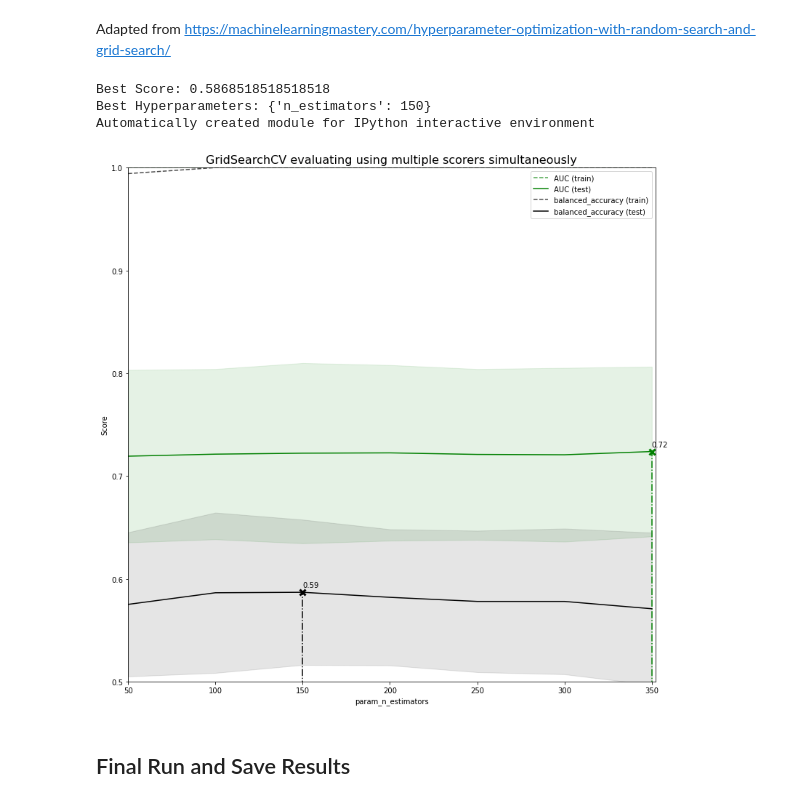
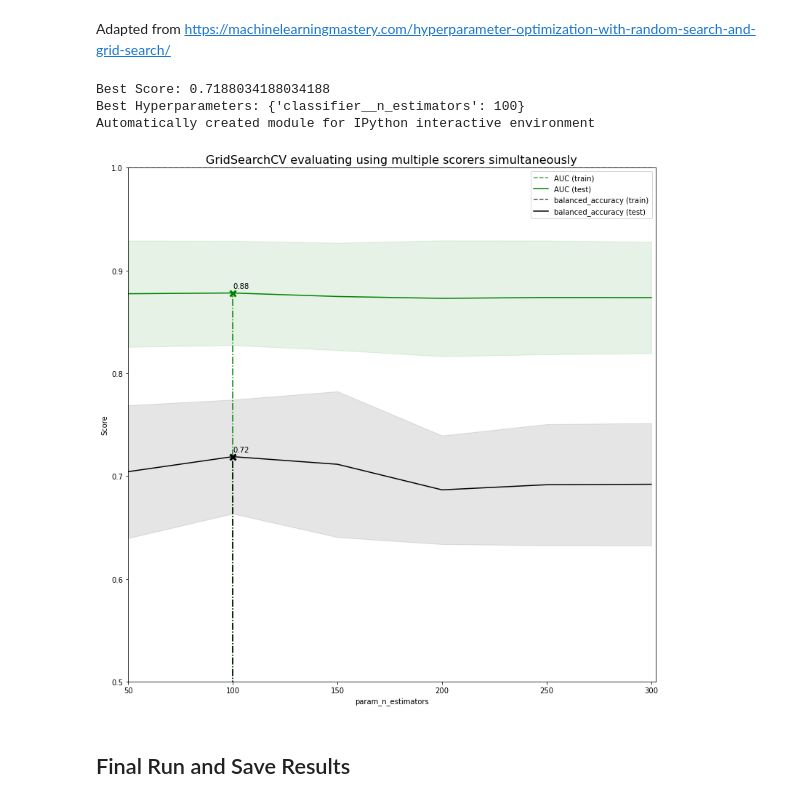
Before and after one commit to mvrl/ADNI_Genetics, a Jupyter notebook: gene_expression/Classification_Gene_Expr.ipynb, the cells around one changed output. Drawn from its saved outputs; the diff is of its cells as text; code cells hidden in the pictures.

Commit message:
Few recent updates to code related to SMOTE, hyperparameter sweep, etc

```diff
--- a/gene_expression/Classification_Gene_Expr.ipynb
+++ b/gene_expression/Classification_Gene_Expr.ipynb
@@ -217,3 +251,8 @@ Counter({'CN': 260, 'AD': 43, 'EMCI': 215, 'LMCI': 225, nan: 1})
+# %%
+cat_columns = ['PTGENDER']
+final_N = df.shape[1]
+cat_columns_index = []
+cat_columns_index.append(list(df.columns).index('PTGENDER'))
 # %%
 Counter(curr_df.DX_bl)
 # %% [output]
@@ -243,6 +264,10 @@ print(df.shape, y.shape)
 # %%
 from sklearn.feature_selection import RFECV
-estimator = GradientBoostingClassifier(random_state=1,n_estimators=2*df.shape[1])
-cv = RepeatedStratifiedKFold(n_splits=5, n_repeats=3, random_state=1)
-selector = RFECV(estimator,  n_jobs=-1,step=1, cv=cv)
+estimator = GradientBoostingClassifier(random_state=SEED,n_estimators=2*df.shape[1])
+cv = RepeatedStratifiedKFold(n_splits=5, n_repeats=3, random_state=SEED)
+selector = RFECV(estimator, n_jobs=-1,step=int(features/20), cv=cv)
 selector = selector.fit(df, y)
+df = df.loc[:, selector.support_]
+print("Shape of final data AFTER FEATURE SELECTION")
+print(df.shape, y.shape)
+final_N = df.shape[1]
@@ -259,20 +283,19 @@ Adapted from https://machinelearningmastery.com/hyperparameter-optimization-with
 
 # Author: Raghav RV <rvraghav93@gmail.com>
 # License: BSD
-groups = 'CN_AD'
+
 model = Pipeline([
-        ('sampling', SMOTE(sampling_strategy=0.7, k_neighbors=7,random_state=1)),
-        ('classifier', GradientBoostingClassifier(random_state=1))
+        ('sampling', SMOTENC(sampling_strategy=SAMPLING, k_neighbors=7,random_state=SEED,categorical_features =cat_columns_index)),
+        ('classifier', GradientBoostingClassifier(random_state=SEED))
     ])
 space = dict()
 X, y = df, y
-# define model
-model = GradientBoostingClassifier(random_state=1)
+
 # define evaluation
-cv = RepeatedStratifiedKFold(n_splits=5, n_repeats=3, random_state=1)
+cv = RepeatedStratifiedKFold(n_splits=5, n_repeats=3, random_state=SEED)
 # define search space
 space = dict()
-space['n_estimators'] = range(50,5*X.shape[1],50)
+space['classifier__n_estimators'] = range(50,7*X.shape[1],50)
 
 scoring = {'AUC': 'roc_auc', 'balanced_accuracy':'balanced_accuracy'}
 # define search
@@ -287,47 +310,47 @@ results = search.cv_results_
 print(__doc__)
 plt.figure(figsize=(13, 13))
 plt.title("GridSearchCV evaluating using multiple scorers simultaneously",
-          fontsize=16)
+        fontsize=16)
 
 plt.xlabel("param_n_estimators")
 plt.ylabel("Score")
 
 ax = plt.gca()
-ax.set_xlim(min(space['n_estimators']), max(space['n_estimators'])+2)
+ax.set_xlim(min(space['classifier__n_estimators']), max(space['classifier__n_estimators'])+2)
 ax.set_ylim(0.50, 1)
 
 # Get the regular numpy array from the MaskedArray
-X_axis = np.array(results['param_n_estimators'].data, dtype=float)
+X_axis = np.array(results['param_classifier__n_estimators'].data, dtype=float)
 
 for scorer, color in zip(sorted(scoring), ['g', 'k']):
     for sample, style in (('train', '--'), ('test', '-')):
         sample_score_mean = results['mean_%s_%s' % (sample, scorer)]
         sample_score_std = results['std_%s_%s' % (sample, scorer)]
         ax.fill_between(X_axis, sample_score_mean - sample_score_std,
                         sample_score_mean + sample_score_std,
                         alpha=0.1 if sample == 'test' else 0, color=color)
         ax.plot(X_axis, sample_score_mean, style, color=color,
                 alpha=1 if sample == 'test' else 0.7,
                 label="%s (%s)" % (scorer, sample))
 
     best_index = np.nonzero(results['rank_test_%s' % scorer] == 1)[0][0]
     best_score = results['mean_test_%s' % scorer][best_index]
 
     # Plot a dotted vertical line at the best score for that scorer marked by x
     ax.plot([X_axis[best_index], ] * 2, [0, best_score],
             linestyle='-.', color=color, marker='x', markeredgewidth=3, ms=8)
 
     # Annotate the best score for that scorer
     ax.annotate("%0.2f" % best_score,
                 (X_axis[best_index], best_score + 0.005))
 
 plt.legend(loc="best")
 plt.grid(False)
-plt.savefig('./results/Grid_search_Using_GeneExpr_for:'+groups+'.png')
+plt.savefig(os.path.join(root_path,'results','Grid_search_Using_'+str(final_N)+'features_for:'+groups+'.png'))
 # %% [output]
-Best Score: 0.5868518518518518
-Best Hyperparameters: {'n_estimators': 150}
+Best Score: 0.7188034188034188
+Best Hyperparameters: {'classifier__n_estimators': 100}
 Automatically created module for IPython interactive environment
-[figure, old version]
+[figure, new version]
 # %% [markdown]
 ## Final Run and Save Results
```
Also changed, not shown: parts of 16 cells of this notebook, 4 other files.
